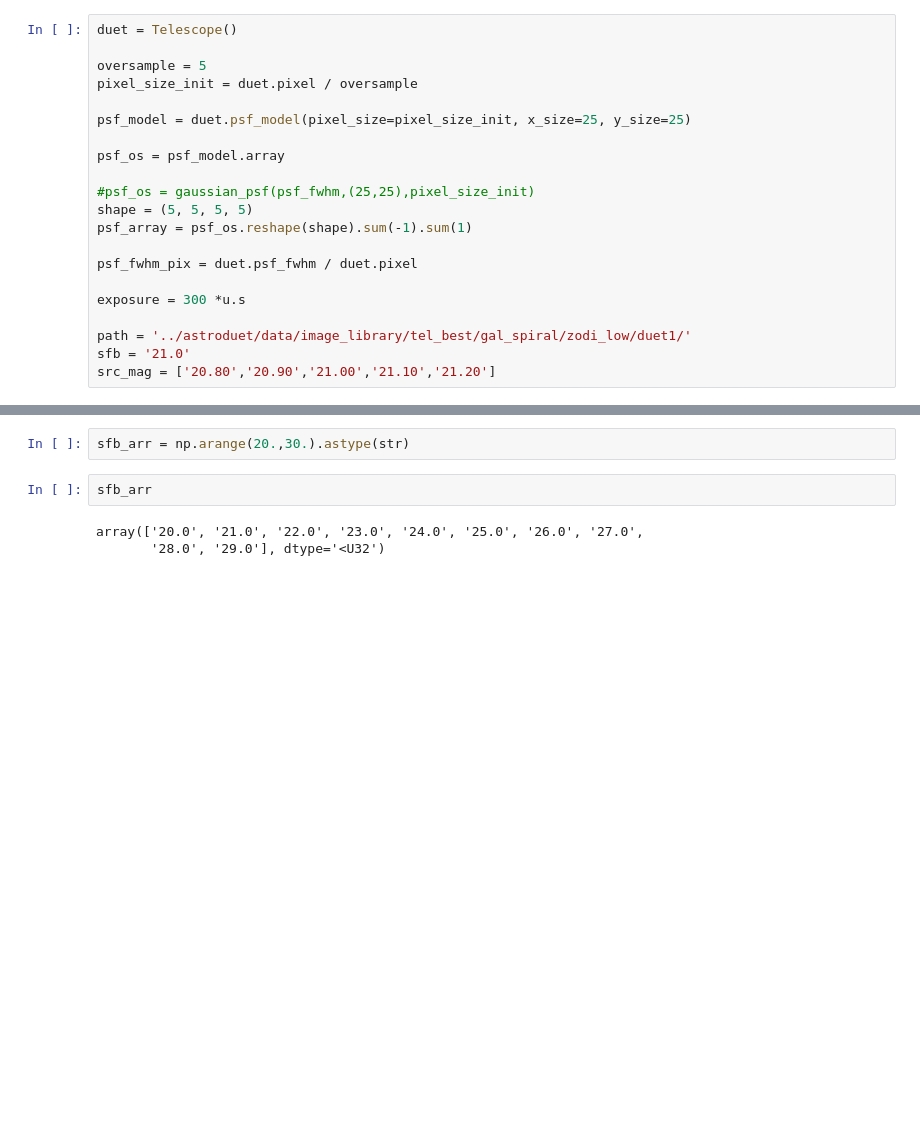
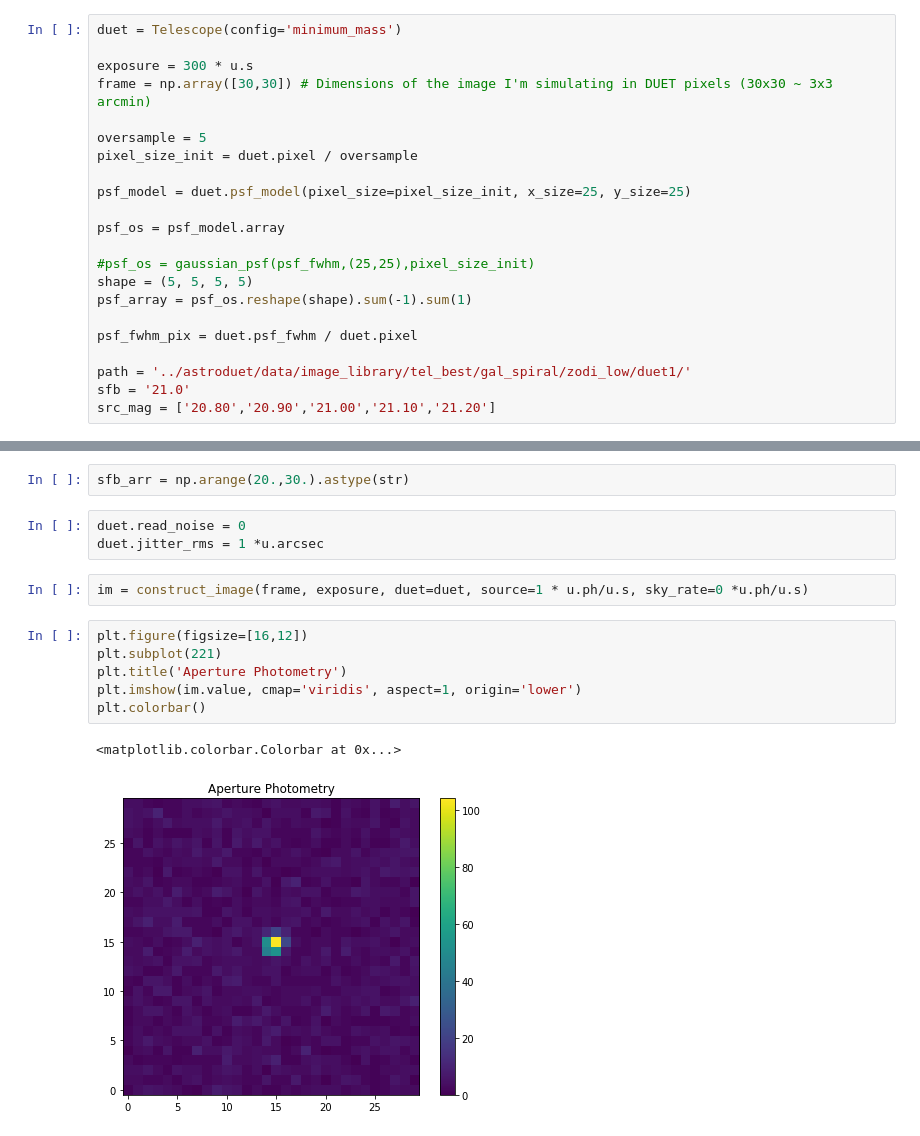
Before and after one commit to bwgref/duet-astro, a Jupyter notebook: notebooks/Test - image simulation stuff.ipynb, the cells around one changed output, grey strips where cells are left out. Drawn from its saved outputs; the diff is of its cells as text; blank space fills up the shorter version.

```diff
--- a/notebooks/Test - image simulation stuff.ipynb
+++ b/notebooks/Test - image simulation stuff.ipynb
@@ -14,5 +17,8 @@ from photutils import find_peaks
 # %%
-duet = Telescope()
+duet = Telescope(config='minimum_mass')
+
+exposure = 300 * u.s
+frame = np.array([30,30]) # Dimensions of the image I'm simulating in DUET pixels (30x30 ~ 3x3 arcmin)
 
 oversample = 5
 pixel_size_init = duet.pixel / oversample
@@ -27,8 +33,6 @@ psf_array = psf_os.reshape(shape).sum(-1).sum(1)
 
 psf_fwhm_pix = duet.psf_fwhm / duet.pixel
 
-exposure = 300 *u.s
-
 path = '../astroduet/data/image_library/tel_best/gal_spiral/zodi_low/duet1/'
 sfb = '21.0'
 src_mag = ['20.80','20.90','21.00','21.10','21.20']
@@ -205,8 +209,17 @@ tab_test2 = Table(np.zeros(9), names=('galmag', 'srcmag', 'src-ctrate', 'dist',
 srcmag = np.linspace(17.0, 23.9, num=70)
 # %%
 sfb_arr = np.arange(20.,30.).astype(str)
-# %%
-sfb_arr
-# %% [output]
-array(['20.0', '21.0', '22.0', '23.0', '24.0', '25.0', '26.0', '27.0',
-       '28.0', '29.0'], dtype='<U32')
+# %%
+duet.read_noise = 0
+duet.jitter_rms = 1 *u.arcsec
+# %%
+im = construct_image(frame, exposure, duet=duet, source=1 * u.ph/u.s, sky_rate=0 *u.ph/u.s)
+# %%
+plt.figure(figsize=[16,12])
+plt.subplot(221)
+plt.title('Aperture Photometry')
+plt.imshow(im.value, cmap='viridis', aspect=1, origin='lower')
+plt.colorbar()
+# %% [output]
+<matplotlib.colorbar.Colorbar at 0x...>
+[figure, added]
```
Also changed, not shown: parts of 1 cell of this notebook, 3 other files.
